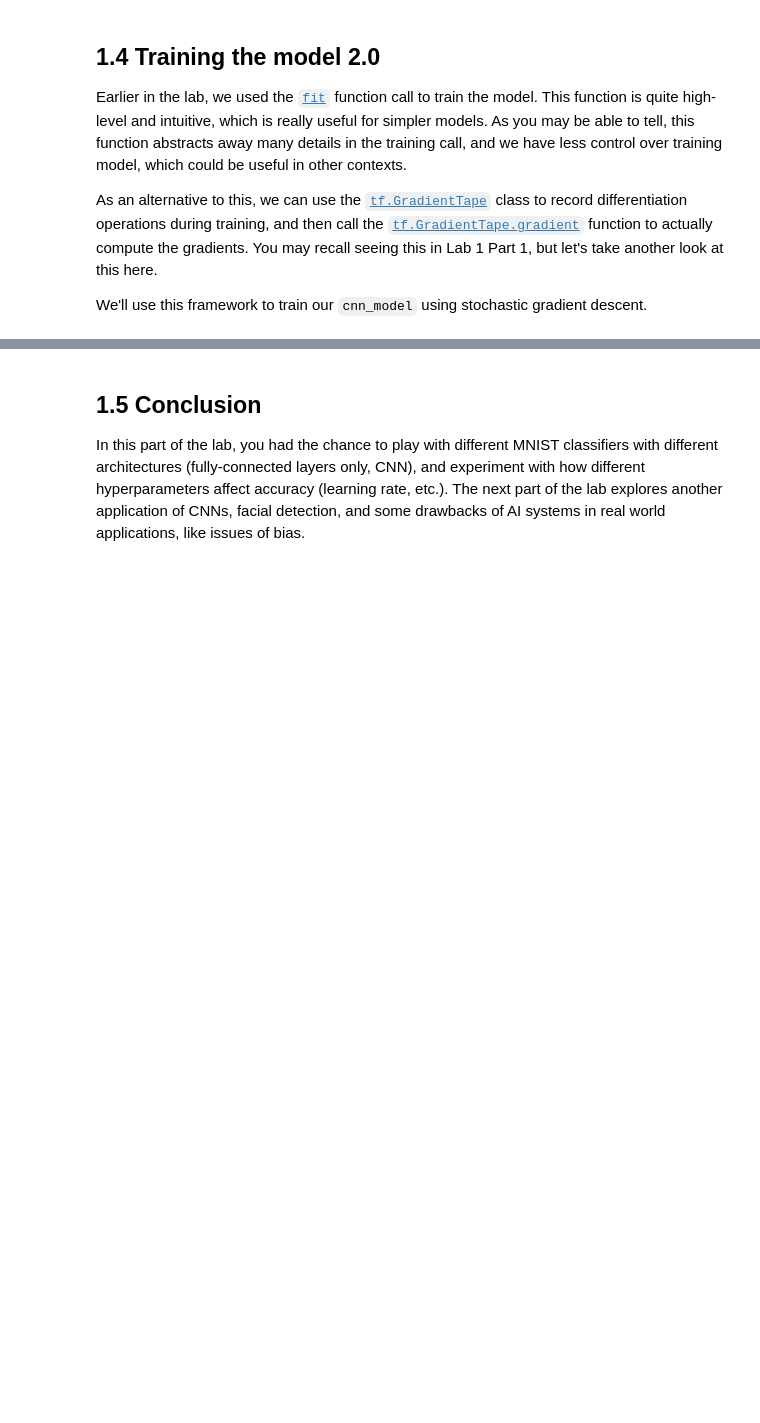
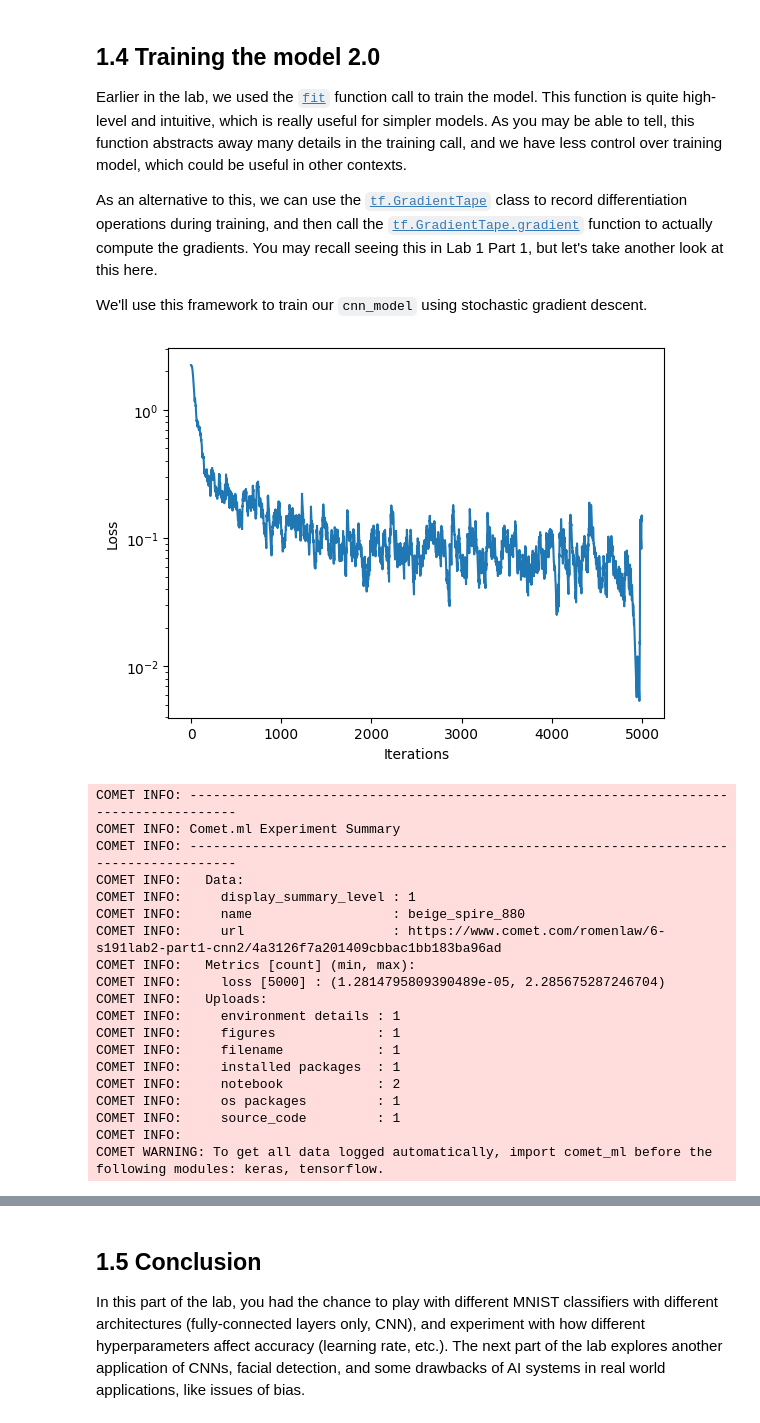
Before and after one commit to romenlaw/mitlabs, a Jupyter notebook: lab2/Part1_MNIST.ipynb, the cells around one changed output, grey strips where cells are left out. Saved outputs shown, nothing was run; the diff lists cells and outputs as text; code cells hidden in the pictures; blank space fills up the shorter version.

```diff
--- a/lab2/Part1_MNIST.ipynb
+++ b/lab2/Part1_MNIST.ipynb
@@ -394,33 +442,54 @@ optimizer = tf.keras.optimizers.SGD(learning_rate=1e-2) # define our optimizer
 
 comet_ml.init(project_name="6.s191lab2_part1_CNN2")
 comet_model_3 = comet_ml.Experiment()
 
 if hasattr(tqdm, '_instances'): tqdm._instances.clear() # clear if it exists
 
 for idx in tqdm(range(0, train_images.shape[0], batch_size)):
   # First grab a batch of training data and convert the input images to tensors
   (images, labels) = (train_images[idx:idx+batch_size], train_labels[idx:idx+batch_size])
   images = tf.convert_to_tensor(images, dtype=tf.float32)
 
   # GradientTape to record differentiation operations
   with tf.GradientTape() as tape:
     #'''TODO: feed the images into the model and obtain the predictions'''
-    logits = # TODO
+    logits = cnn_model(images)
 
     #'''TODO: compute the categorical cross entropy loss
-    loss_value = tf.keras.backend.sparse_categorical_crossentropy('''TODO''', '''TODO''') # TODO
+    loss_value = tf.keras.backend.sparse_categorical_crossentropy(labels, logits) # TODO
 
     # log the loss to comet
     comet_model_3.log_metric("loss", loss_value.numpy().mean(), step=idx)
 
   loss_history.append(loss_value.numpy().mean()) # append the loss to the loss_history record
   plotter.plot(loss_history.get())
 
   # Backpropagation
   '''TODO: Use the tape to compute the gradient against all parameters in the CNN model.
       Use cnn_model.trainable_variables to access these parameters.'''
-  grads = # TODO
+  grads = tape.gradient(loss_value, cnn_model.trainable_variables)
   optimizer.apply_gradients(zip(grads, cnn_model.trainable_variables))
 
 comet_model_3.log_figure(figure=plt)
 comet_model_3.end()
+# %% [output]
+[figure, added]
+COMET INFO: ---------------------------------------------------------------------------------------
+COMET INFO: Comet.ml Experiment Summary
+COMET INFO: ---------------------------------------------------------------------------------------
+COMET INFO:   Data:
+COMET INFO:     display_summary_level : 1
+COMET INFO:     name                  : beige_spire_880
+COMET INFO:     url                   : https://www.comet.com/romenlaw/6-s191lab2-part1-cnn2/4a3126f7a201409cbbac1bb183ba96ad
+COMET INFO:   Metrics [count] (min, max):
+COMET INFO:     loss [5000] : (1.2814795809390489e-05, 2.285675287246704)
+COMET INFO:   Uploads:
+COMET INFO:     environment details : 1
+COMET INFO:     figures             : 1
+COMET INFO:     filename            : 1
+COMET INFO:     installed packages  : 1
+COMET INFO:     notebook            : 2
+COMET INFO:     os packages         : 1
+COMET INFO:     source_code         : 1
+COMET INFO:
+COMET WARNING: To get all data logged automatically, import comet_ml before the following modules: keras, tensorflow.
```
Also changed, not shown: parts of 18 cells of this notebook.
